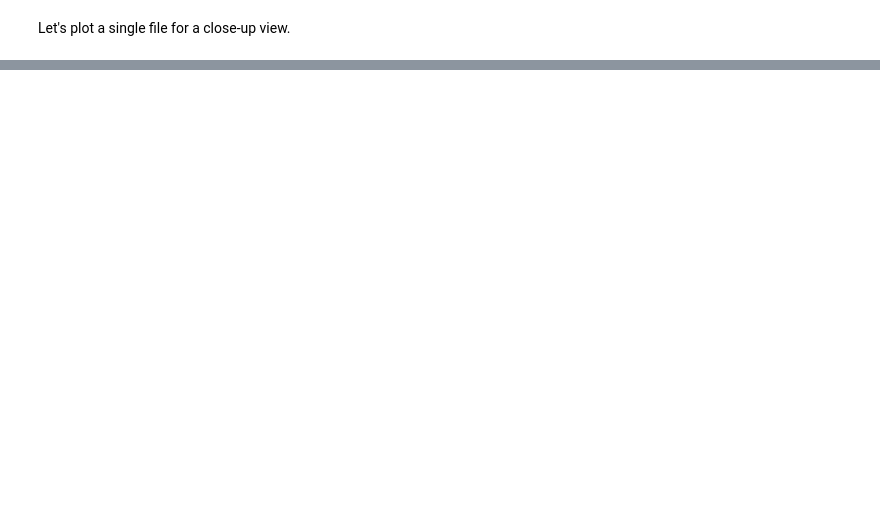
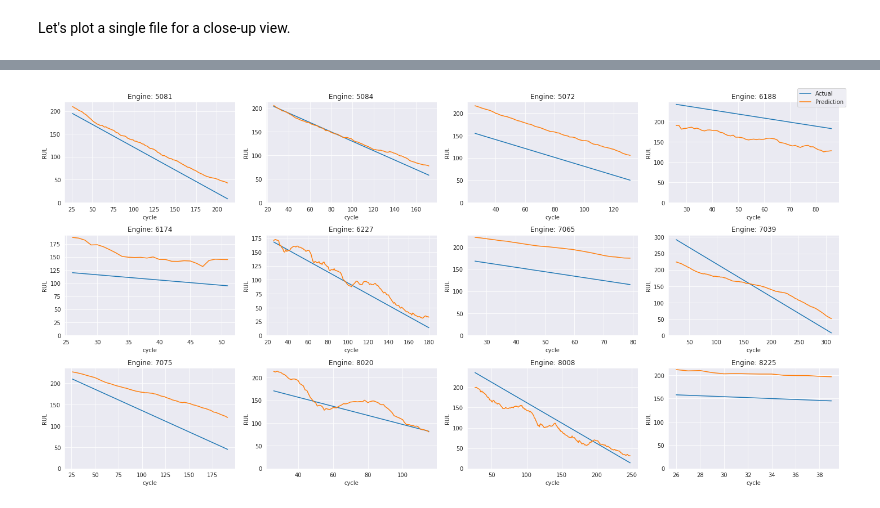
Before and after one commit to sabderra/predictive-maintenance-lstm, a Jupyter notebook: model_prediction.ipynb, the cells around one changed output, grey strips where cells are left out. Cells and saved outputs as stored; diff of their text form; code cells hidden in the pictures; blank space fills up the shorter version.

```diff
--- a/model_prediction.ipynb
+++ b/model_prediction.ipynb
@@ -231,0 +307,43 @@ plt.show()
+# %%
+
+def display_engine_prediction(prediction_results):
+    """ Plots prediction results for a set of engines.
+
+    Args:
+    prediction_results (list) - List of engine arrays of shape (cycle, 4). Where
+    the columns represent engine_id, cycle, prediction, RUL.
+
+    """
+
+    # Total plots
+    n = len(prediction_results)
+
+    ncols = max(n//3,1)
+    nrows = math.ceil(n/ncols)
+
+    fig = plt.figure(figsize=(20, 10))
+
+    for i, r in enumerate(prediction_results):
+
+        engine_id = r[0,0]
+        cycle = r[:,1]
+        prediction = r[:,2]
+        rul = r[:,3]
+
+        ax = plt.subplot(nrows, ncols, i+1)
+
+        l1, = ax.plot( cycle, rul, label='RUL')
+        l2, = ax.plot( cycle, prediction, label='Prediction')
+        ax.set_xlabel('cycle')
+        ax.set_ylabel('RUL')
+        ax.set_ylim(0)
+        plt.title("Engine: {:.0f}".format(engine_id))
+
+    fig.legend((l1,l2), ('Actual', 'Prediction'), 'upper right')
+    plt.tight_layout()
+
+    plt.show()
+# %%
+display_engine_prediction(test_prediction_results)
+# %% [output]
+[figure, added]
```
Also changed, not shown: parts of 15 cells of this notebook, 1 other file.
